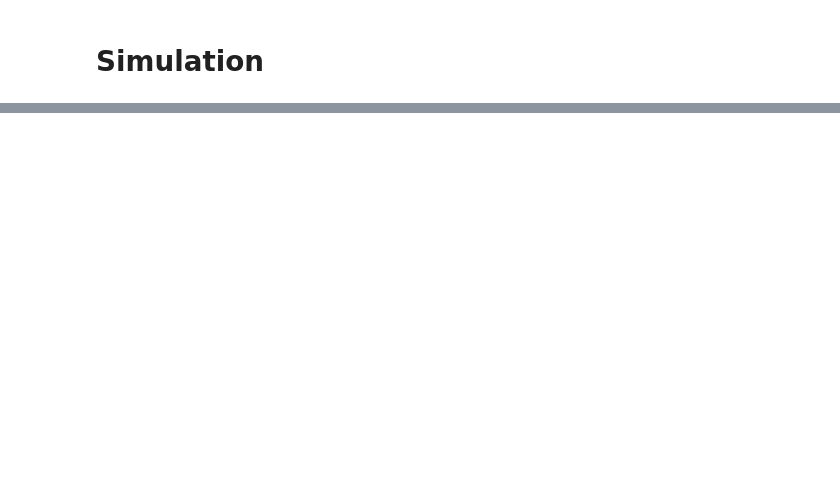
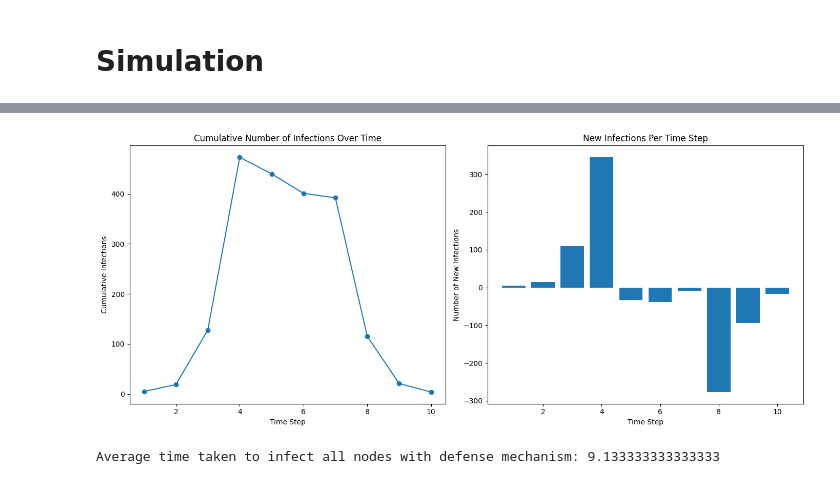
Before and after one commit to saikiranpennam/A-Study-of-Resiliency-of-Large-Networks-to-Worm-Propagation, a Jupyter notebook: playground.ipynb, the cells around one changed output, grey strips where cells are left out. Cells and saved outputs as stored; diff of their text form; code cells hidden in the pictures; blank space fills up the shorter version.

Commit message:
Successfully implemented Program 1 and 2

```diff
--- a/playground.ipynb
+++ b/playground.ipynb
@@ -47,6 +49,11 @@ nx.draw(G)
 # %%
 # Function for generating a CSV file containing an Erdos-Renyi network
 def erdos_reyni_csv_generator(num_nodes, probability, ERY_filename):
+
+    if os.path.exists(ERY_filename):
+        print(f"The file {ERY_filename} already exists. Skipping CSV Generation.")
+        return
+
     G = nx.erdos_renyi_graph(num_nodes, probability)
     with open(ERY_filename, 'w', newline='') as file:
         writer = csv.writer(file)
@@ -54,11 +61,12 @@ def erdos_reyni_csv_generator(num_nodes, probability, ERY_filename):
             # file.write(f"{edge[0]},{edge[1]}\n")
             writer.writerow(edge)
 
-# Example usage: Generate an Erdos-Renyi graph with 10,000 nodes and edge probability 0.1 and save it to erdos_reyni_network.csv
-num_nodes = 100
-probability = 0.1
-ERY_filename = 'erdos_reyni_network.csv'
+# Example usage: Generate an Erdos-Renyi graph with  nodes and edge probability 0.5 and save it to erdos_reyni_network.csv
 
+num_nodes = 10_000
+probability = 0.3
+
+ERY_filename = f'erdos_reyni_network_{num_nodes}.csv'
 erdos_reyni_csv_generator(num_nodes, probability, ERY_filename)
-print(f"Erdos-Renyi graph generated successfully with {num_nodes} nodes and edge probability {probability} saved to {ERY_filename}!")
+print(f"Erdos-Renyi graph generated with {num_nodes} nodes and edge probability {probability}, saved to {ERY_filename}!")
 # %% [output]
@@ -169,0 +304,62 @@ ValueError: x and y must have same first dimension, but have shapes (1,) and (5,
+# %%
+# Main function to run the simulation
+def main():
+    """
+    Main function to read input and run simulation.
+    """
+    # Program 1 Inputs
+    filename = input("Enter the filename of the CSV file for the graph: ") # first input
+    p_infect = float(input("Enter the probability value of the worm infecting an uninfected node (p_infect): "))  # second input
+    initial_infected = input("Enter the initial infected node(s) separated by commas: ").split(',') # third input
+
+    # Program 2 Inputs
+    p_defense = float(input("Enter the probability value of a node getting inoculated or cured (p_defense): "))
+    initial_cured = input("Enter the initial cured node(s) separated by commas: ").split(',')
+
+    graph = load_graph_from_csv(filename)
+
+    num_simulations = 15
+    total_time = 0
+    for i in range(num_simulations):
+        # time_taken, infection_history = simulate_infection(graph, p_infect, initial_infected)
+        time_taken, infection_history, cured_history = simultaneous_infection_with_defense(graph, p_infect, p_defense, initial_infected, initial_cured)
+
+        total_time += time_taken
+        print(f"Simulation {i+1}:")
+        for round, infected_nodes in enumerate(infection_history, start=1):
+            print(f" Round {round}: {infected_nodes}")
+
+    """
+    Deliverable (a)
+    """
+    # Prepare data for plotting
+    cumulative_infections = [len(infected_nodes) for infected_nodes in infection_history]
+    new_infections = [cumulative_infections[0]] + [cumulative_infections[i] - cumulative_infections[i-1] for i in range(1, len(cumulative_infections))]
+
+    # Plotting
+    plt.figure(figsize=(14, 6))
+
+    # Cumulative infections plot
+    plt.subplot(1, 2, 1)
+    plt.plot(range(1, len(cumulative_infections)+1), cumulative_infections, marker='o')
+    plt.title('Cumulative Number of Infections Over Time')
+    plt.xlabel('Time Step')
+    plt.ylabel('Cumulative Infections')
+
+    # New infections per time step plot
+    plt.subplot(1, 2, 2)
+    plt.bar(range(1, len(new_infections)+1), new_infections)
+    plt.title('New Infections Per Time Step')
+    plt.xlabel('Time Step')
+    plt.ylabel('Number of New Infections')
+
+    plt.tight_layout()
+    plt.show()
+
+    average_time = total_time / num_simulations
+    # print("Average time taken to infect all nodes: ", average_time)
+    print("Average time taken to infect all nodes with defense mechanism:", average_time)
+
+if __name__ == "__main__":
+    main()
+# %% [output]
@@ -169,0 +383,2 @@ ValueError: x and y must have same first dimension, but have shapes (1,) and (5,
+[figure, added]
+Average time taken to infect all nodes with defense mechanism: 9.133333333333333
```
Also changed, not shown: parts of 16 cells of this notebook.
